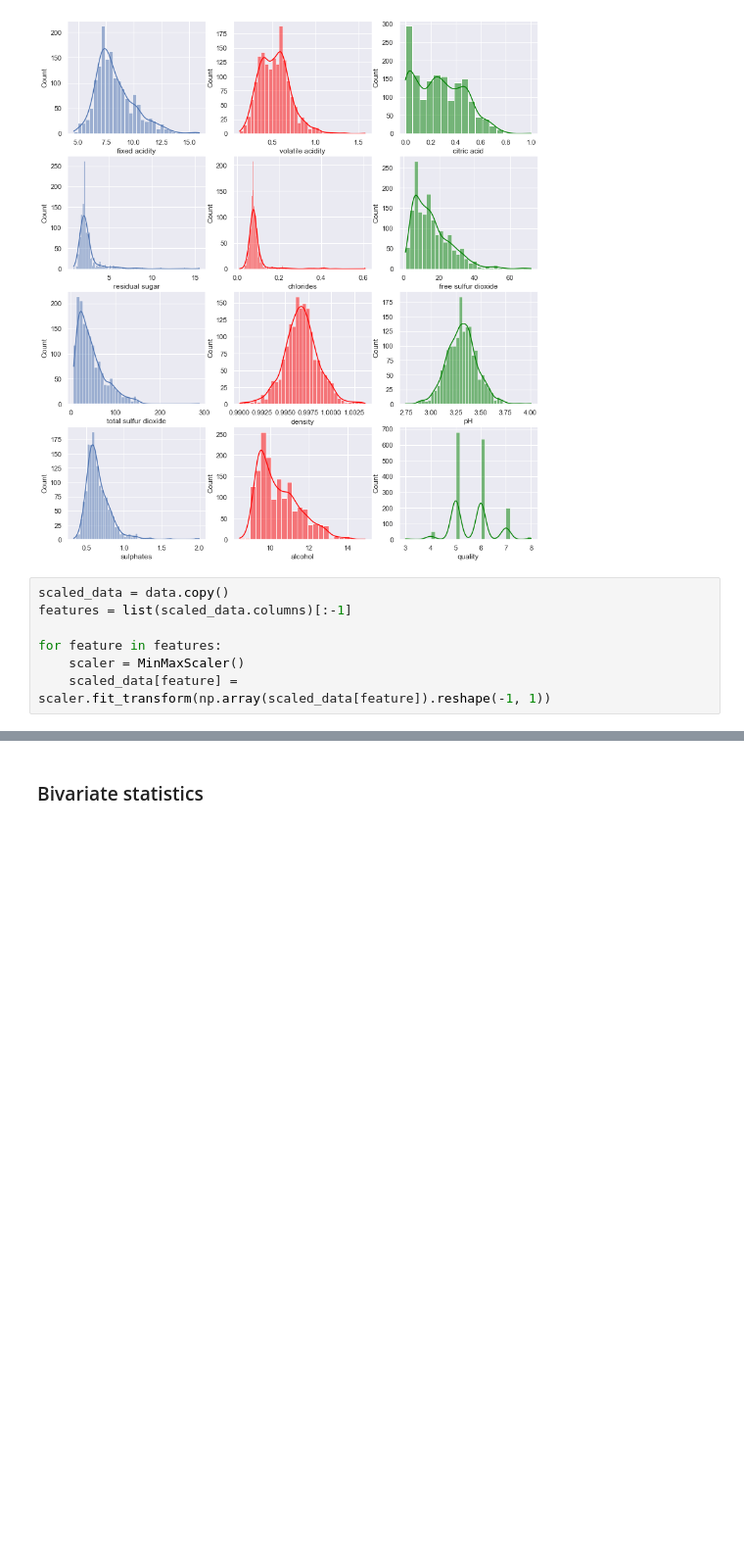
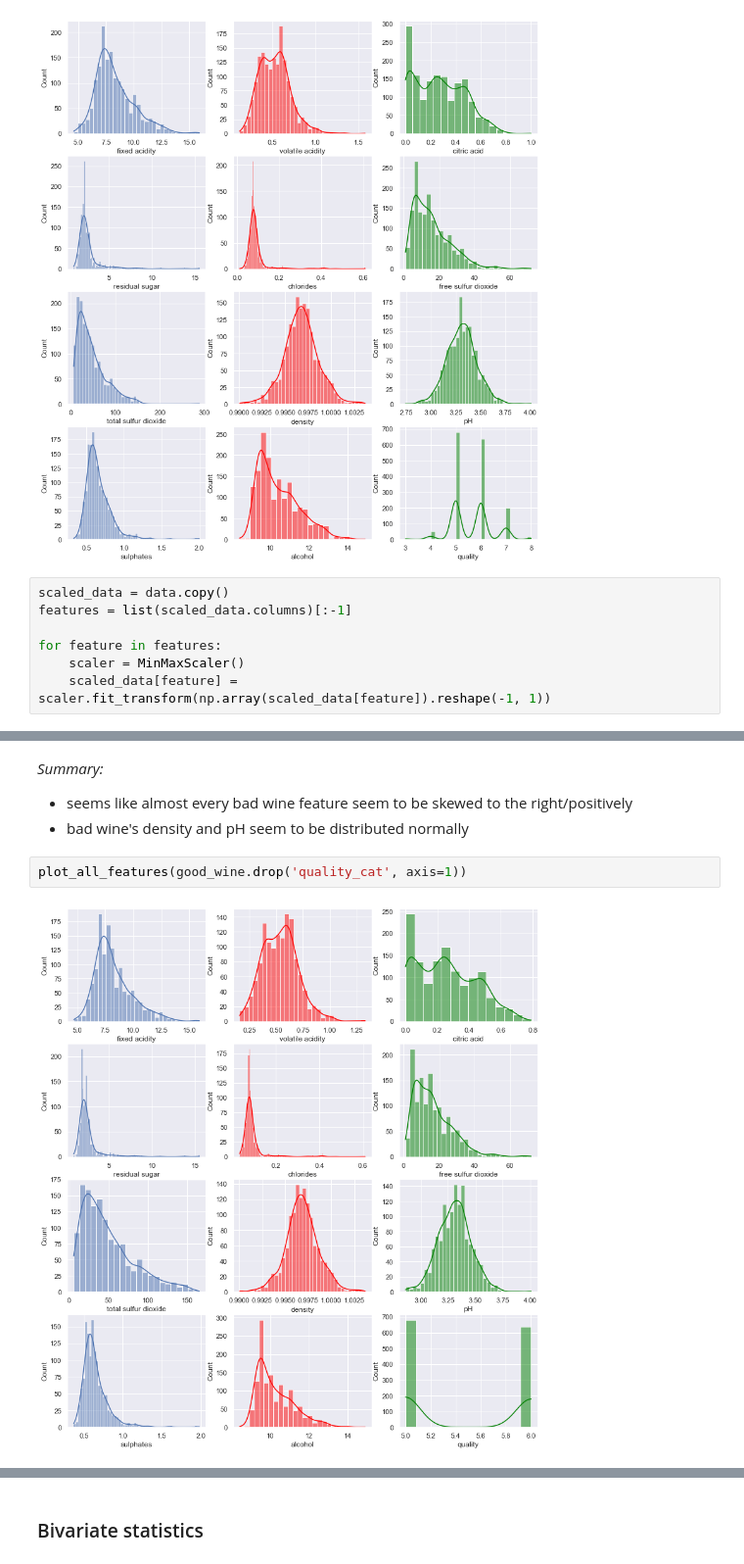
Before and after one commit to daniildiveev/wine-quality-analysis, a Jupyter notebook: wine-quality.ipynb, the cells around one changed output, grey strips where cells are left out. Shown at 98% size. Drawn from its saved outputs; the diff is of its cells as text; blank space fills up the shorter version.

```diff
--- a/wine-quality.ipynb
+++ b/wine-quality.ipynb
@@ -117,0 +151,8 @@ sns.boxenplot(x='value', y='variable',
+# %% [markdown]
+*Summary:*
+- seems like almost every bad wine feature seem to be skewed to the right/positively
+- bad wine's density and pH seem to be distributed normally
+# %%
+plot_all_features(good_wine.drop('quality_cat', axis=1))
+# %% [output]
+[figure, added]
```
Also changed, not shown: parts of 29 cells of this notebook.
